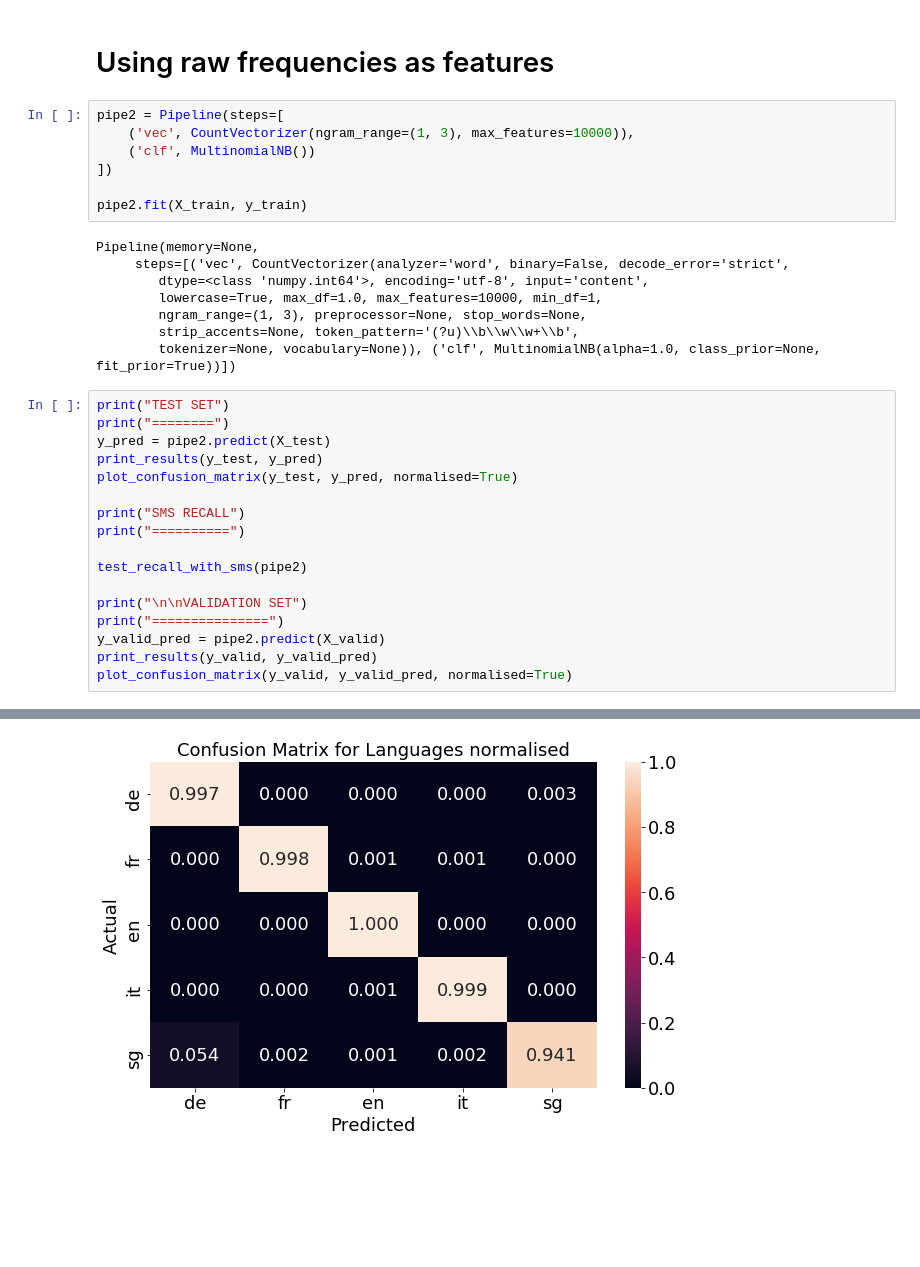
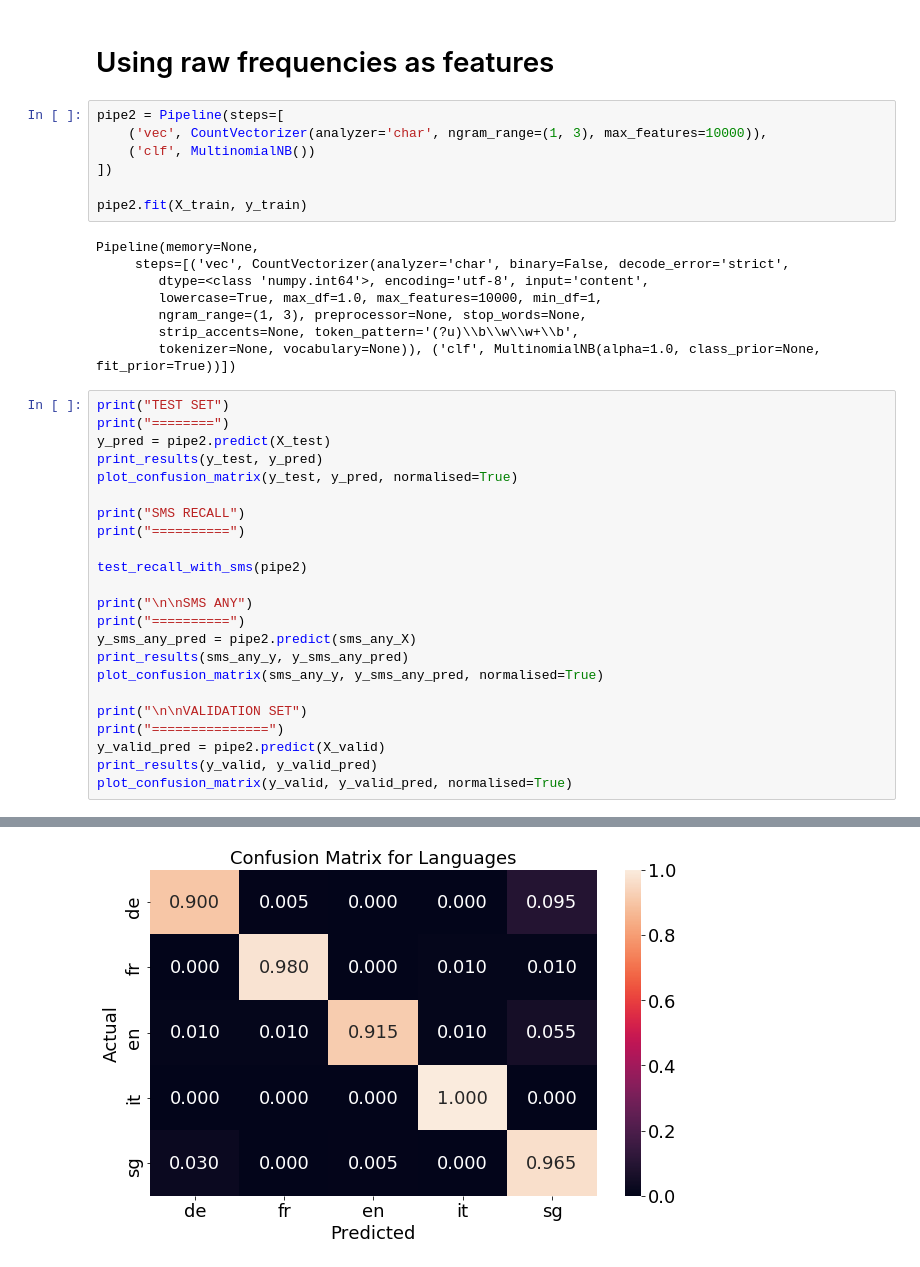
Before and after one commit to derlin/SwigSpot_Schwyzertuutsch-Spotting, a Jupyter notebook: language-detection/notebooks/08-MultinomialNB.ipynb, the cells around one changed output, grey strips where cells are left out. Cells and saved outputs as stored; diff of their text form; blank space fills up the shorter version.

```diff
--- a/language-detection/notebooks/08-MultinomialNB.ipynb
+++ b/language-detection/notebooks/08-MultinomialNB.ipynb
@@ -90,14 +92,14 @@ avg / total     0.9836    0.9828    0.9827     13065
 # Using raw frequencies as features
 # %%
 pipe2 = Pipeline(steps=[
-    ('vec', CountVectorizer(ngram_range=(1, 3), max_features=10000)),
+    ('vec', CountVectorizer(analyzer='char', ngram_range=(1, 3), max_features=10000)),
     ('clf', MultinomialNB())
 ])
 
 pipe2.fit(X_train, y_train)
 # %% [output]
 Pipeline(memory=None,
-     steps=[('vec', CountVectorizer(analyzer='word', binary=False, decode_error='strict',
+     steps=[('vec', CountVectorizer(analyzer='char', binary=False, decode_error='strict',
         dtype=<class 'numpy.int64'>, encoding='utf-8', input='content',
         lowercase=True, max_df=1.0, max_features=10000, min_df=1,
         ngram_range=(1, 3), preprocessor=None, stop_words=None,
@@ -115,6 +117,12 @@ print("==========")
 
 test_recall_with_sms(pipe2)
 
+print("\n\nSMS ANY")
+print("==========")
+y_sms_any_pred = pipe2.predict(sms_any_X)
+print_results(sms_any_y, y_sms_any_pred)
+plot_confusion_matrix(sms_any_y, y_sms_any_pred, normalised=True)
+
 print("\n\nVALIDATION SET")
 print("===============")
 y_valid_pred = pipe2.predict(X_valid)
@@ -153 +163 @@ avg / total     0.9876    0.9871    0.9871     13065
-[figure, old version]
+[figure, new version]
```
Also changed, not shown: parts of 3 cells of this notebook, 17 other files.
